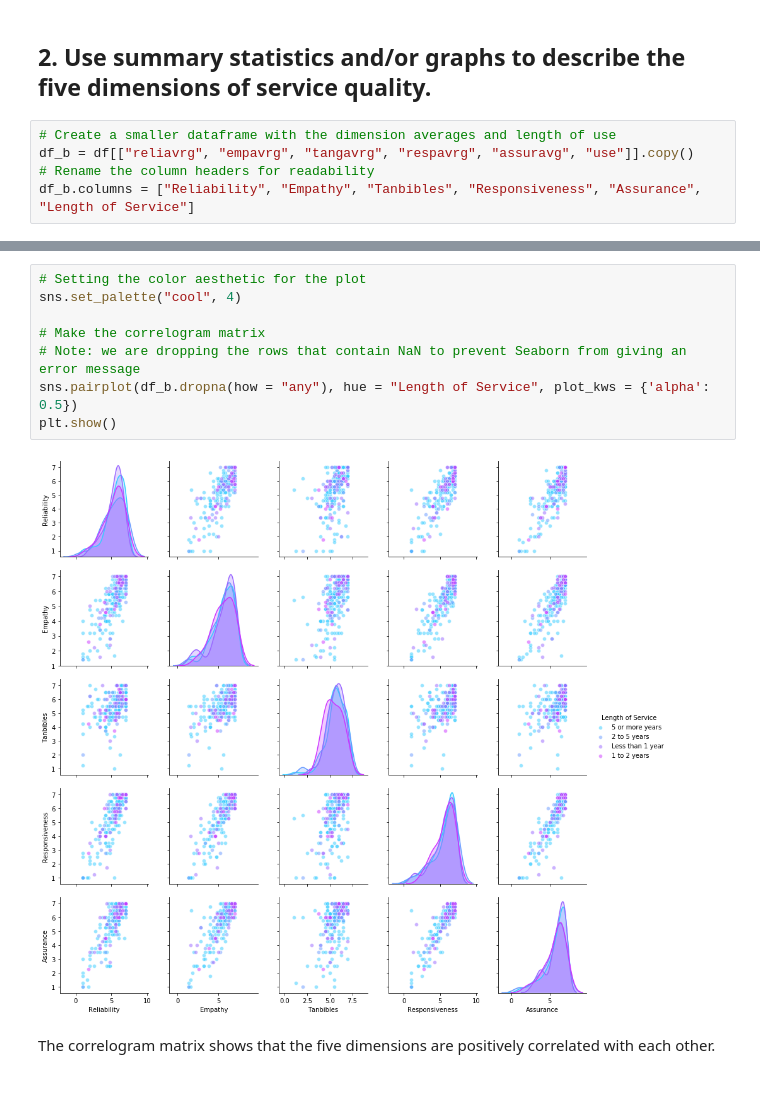
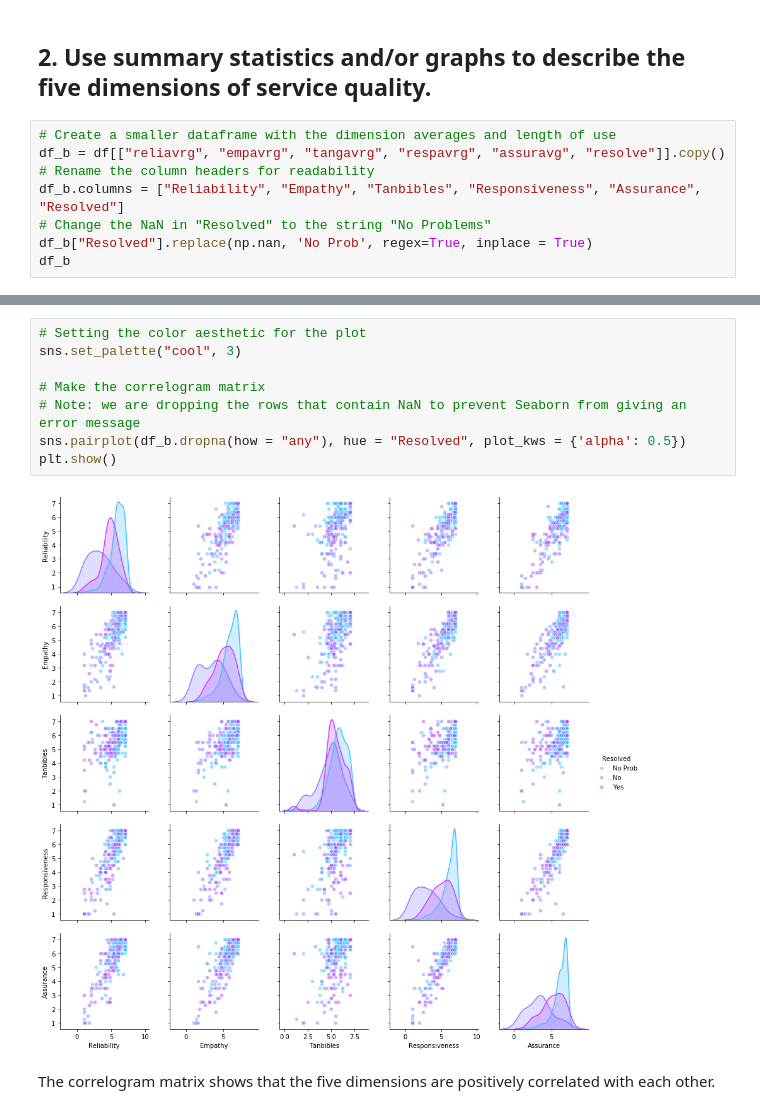
Before and after one commit to ktkuwahara/sharing-repository, a Jupyter notebook: National Insurance-Copy2.ipynb, the cells around one changed output, grey strips where cells are left out. Saved outputs shown, nothing was run; the diff lists cells and outputs as text.

```diff
--- a/National Insurance-Copy2.ipynb
+++ b/National Insurance-Copy2.ipynb
@@ -160,6 +160,9 @@ We cannot reject the null. Our p-value of 0.54272619 tells us that there is grea
 ## 2. Use summary statistics and/or graphs to describe the five dimensions of service quality.
 # %%
 # Create a smaller dataframe with the dimension averages and length of use
-df_b = df[["reliavrg", "empavrg", "tangavrg", "respavrg", "assuravg", "use"]].copy()
+df_b = df[["reliavrg", "empavrg", "tangavrg", "respavrg", "assuravg", "resolve"]].copy()
 # Rename the column headers for readability
-df_b.columns = ["Reliability", "Empathy", "Tanbibles", "Responsiveness", "Assurance", "Length of Service"]
+df_b.columns = ["Reliability", "Empathy", "Tanbibles", "Responsiveness", "Assurance", "Resolved"]
+# Change the NaN in "Resolved" to the string "No Problems"
+df_b["Resolved"].replace(np.nan, 'No Prob', regex=True, inplace = True)
+df_b
@@ -166,13 +188,13 @@ df_b.columns = ["Reliability", "Empathy", "Tanbibles", "Responsiveness", "Assura
 # %%
 # Setting the color aesthetic for the plot
-sns.set_palette("cool", 4)
+sns.set_palette("cool", 3)
 
 # Make the correlogram matrix
 # Note: we are dropping the rows that contain NaN to prevent Seaborn from giving an error message
-sns.pairplot(df_b.dropna(how = "any"), hue = "Length of Service", plot_kws = {'alpha': 0.5})
+sns.pairplot(df_b.dropna(how = "any"), hue = "Resolved", plot_kws = {'alpha': 0.5})
 plt.show()
 # %% [output]
-[figure, old version]
+[figure, new version]
 # %% [markdown]
 The correlogram matrix shows that the five dimensions are positively correlated with each other.
 # %% [markdown]
```
Also changed, not shown: parts of 9 cells of this notebook.
